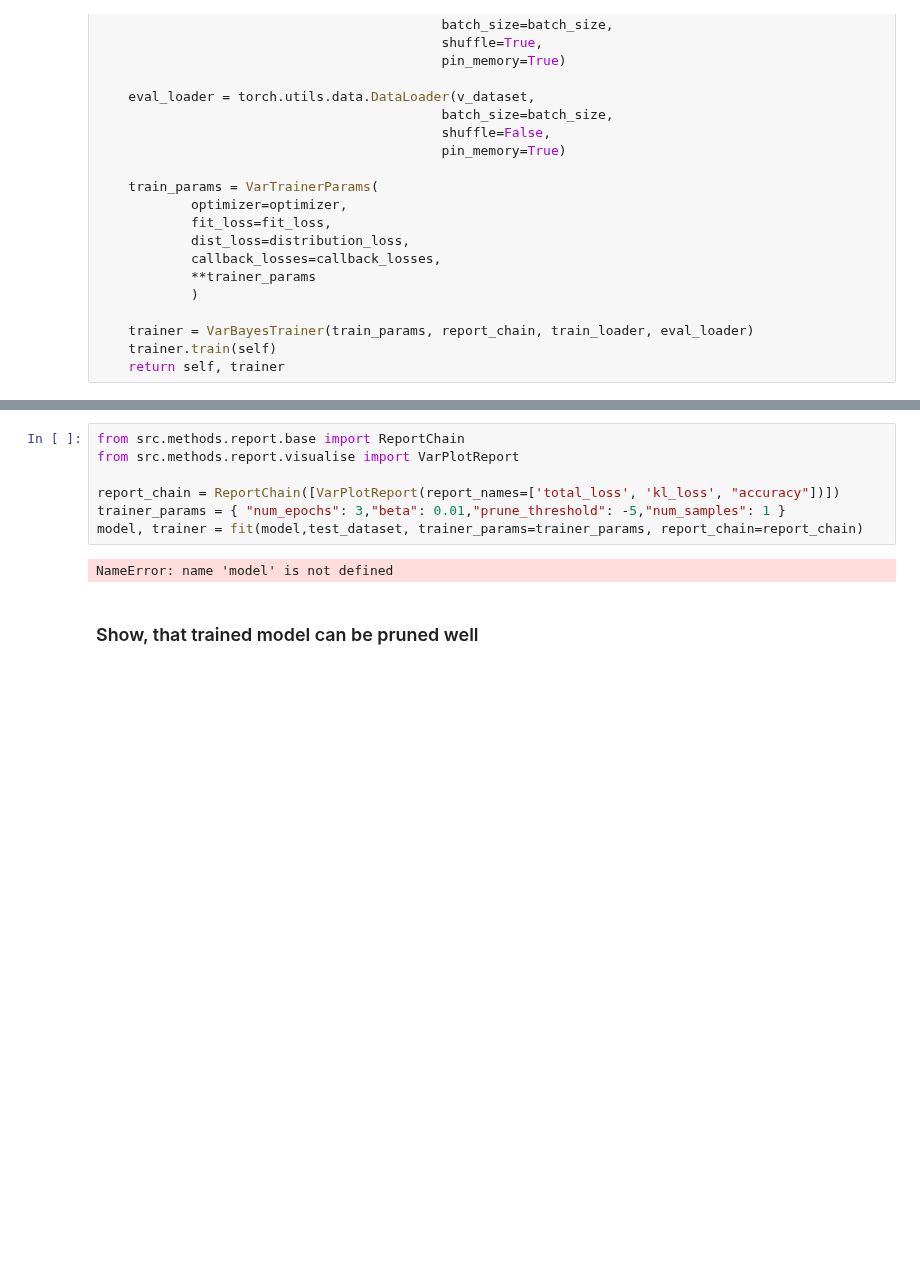
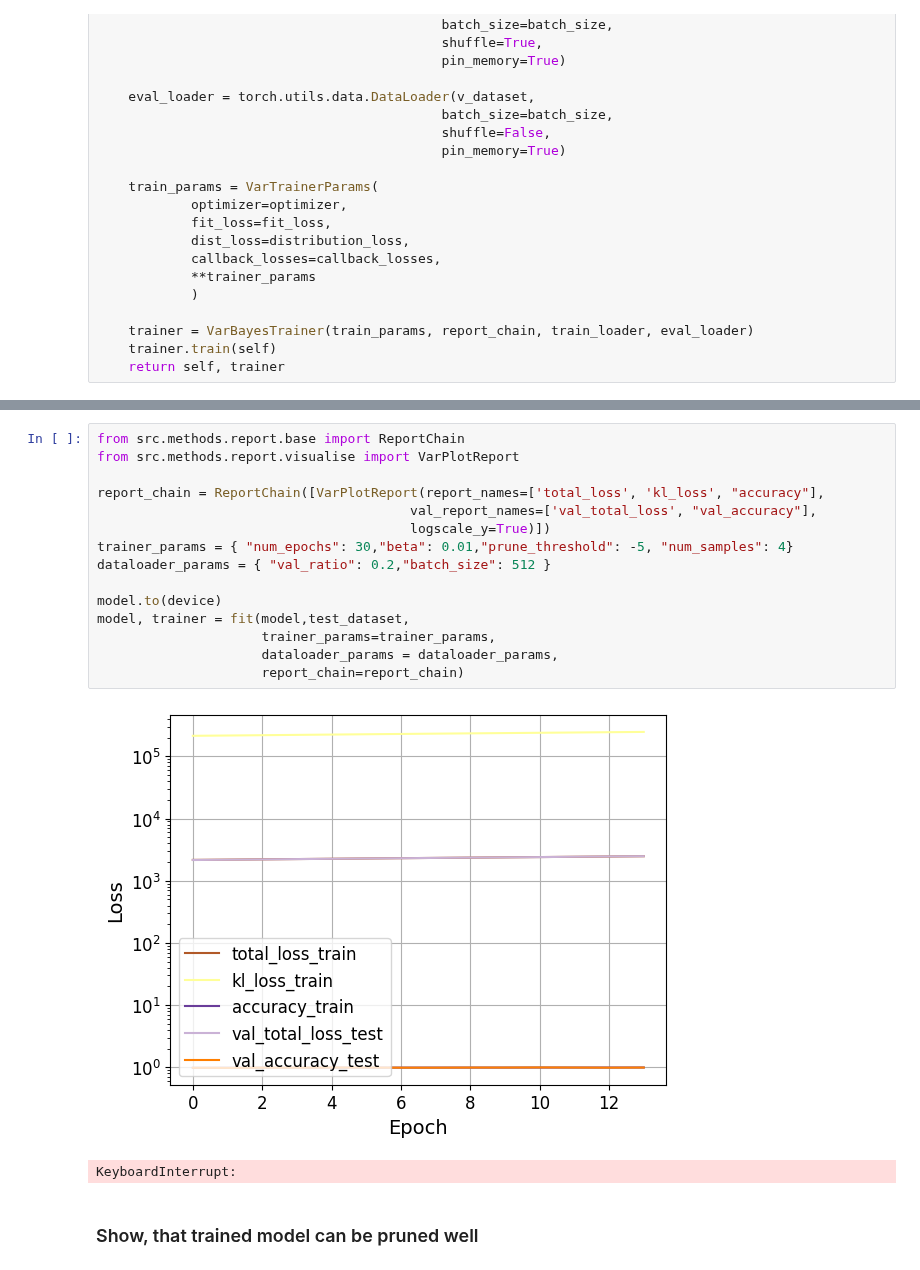
Before and after one commit to intsystems/bayes_deep_compression, a Jupyter notebook: examples/renui_example shorten.ipynb, the cells around one changed output, grey strips where cells are left out. Drawn from its saved outputs; the diff is of its cells as text; blank space fills up the shorter version.

```diff
--- a/examples/renui_example shorten.ipynb
+++ b/examples/renui_example shorten.ipynb
@@ -128,12 +128,21 @@ KeyboardInterrupt:
 # %%
 from src.methods.report.base import ReportChain
 from src.methods.report.visualise import VarPlotReport
 
-report_chain = ReportChain([VarPlotReport(report_names=['total_loss', 'kl_loss', "accuracy"])])
-trainer_params = { "num_epochs": 3,"beta": 0.01,"prune_threshold": -5,"num_samples": 1 }
-model, trainer = fit(model,test_dataset, trainer_params=trainer_params, report_chain=report_chain)
+report_chain = ReportChain([VarPlotReport(report_names=['total_loss', 'kl_loss', "accuracy"],
+                                        val_report_names=['val_total_loss', "val_accuracy"],
+                                        logscale_y=True)])
+trainer_params = { "num_epochs": 30,"beta": 0.01,"prune_threshold": -5, "num_samples": 4}
+dataloader_params = { "val_ratio": 0.2,"batch_size": 512 }
+
+model.to(device)
+model, trainer = fit(model,test_dataset,
+                     trainer_params=trainer_params,
+                     dataloader_params = dataloader_params,
+                     report_chain=report_chain)
 # %% [output]
+[figure, added]
-NameError: name 'model' is not defined
+KeyboardInterrupt:
 # %% [markdown]
 ### Show, that  trained model can be pruned well
 # %%
```
Also changed, not shown: parts of 3 cells of this notebook, 2 other files.
